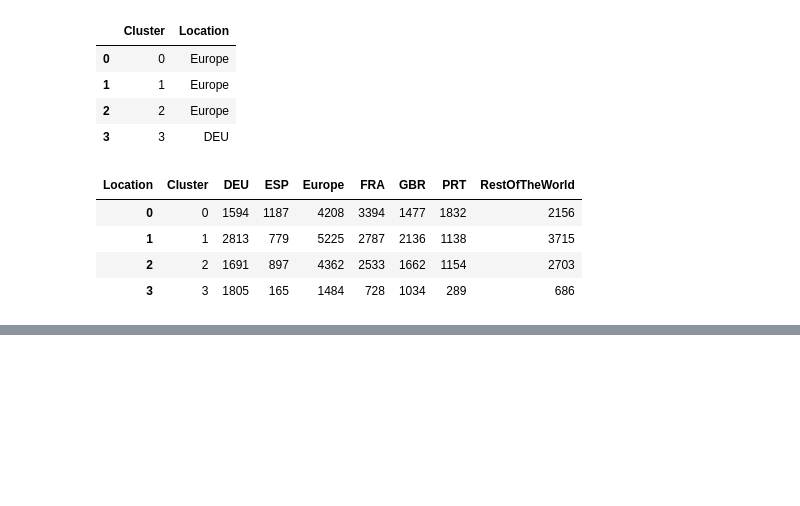
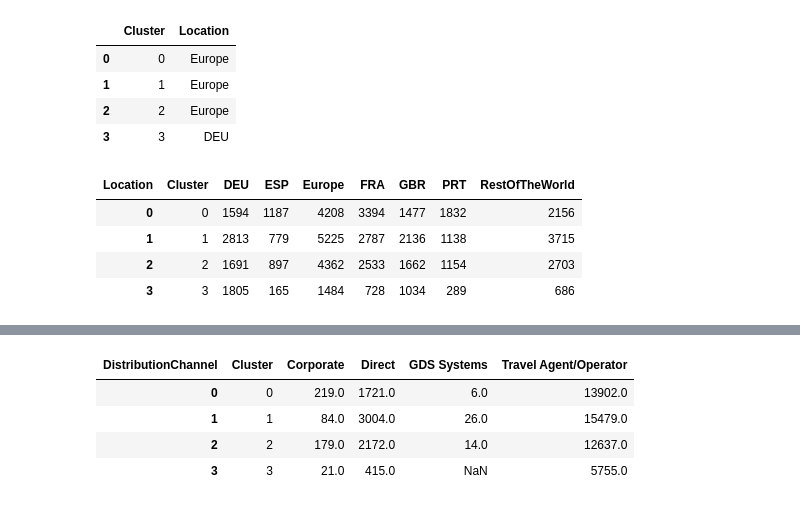
Before and after one commit to RubenCMarques/Hotel-Customer-Segmentation, a Jupyter notebook: Notebooks/A-B.ipynb, the cells around one changed output, grey strips where cells are left out. Drawn from its saved outputs; the diff is of its cells as text; code cells hidden in the pictures; blank space fills up the shorter version.

Commit message:
last changes on clustering

```diff
--- a/Notebooks/A-B.ipynb
+++ b/Notebooks/A-B.ipynb
@@ -1642,0 +1653,10 @@ location_counts
+# %%
+# get the DistributionChanel value counts for each cluster
+distribution_counts = customers.groupby('Cluster')['DistributionChannel'].value_counts().unstack().reset_index()
+distribution_counts
+# %% [output]
+| DistributionChannel | Cluster | Corporate | Direct | GDS Systems | Travel Agent/Operator |
+| 0 | 0 | 219.0 | 1721.0 | 6.0 | 13902.0 |
+| 1 | 1 | 84.0 | 3004.0 | 26.0 | 15479.0 |
+| 2 | 2 | 179.0 | 2172.0 | 14.0 | 12637.0 |
+| 3 | 3 | 21.0 | 415.0 | NaN | 5755.0 |
```
Also changed, not shown: parts of 2 cells of this notebook.
